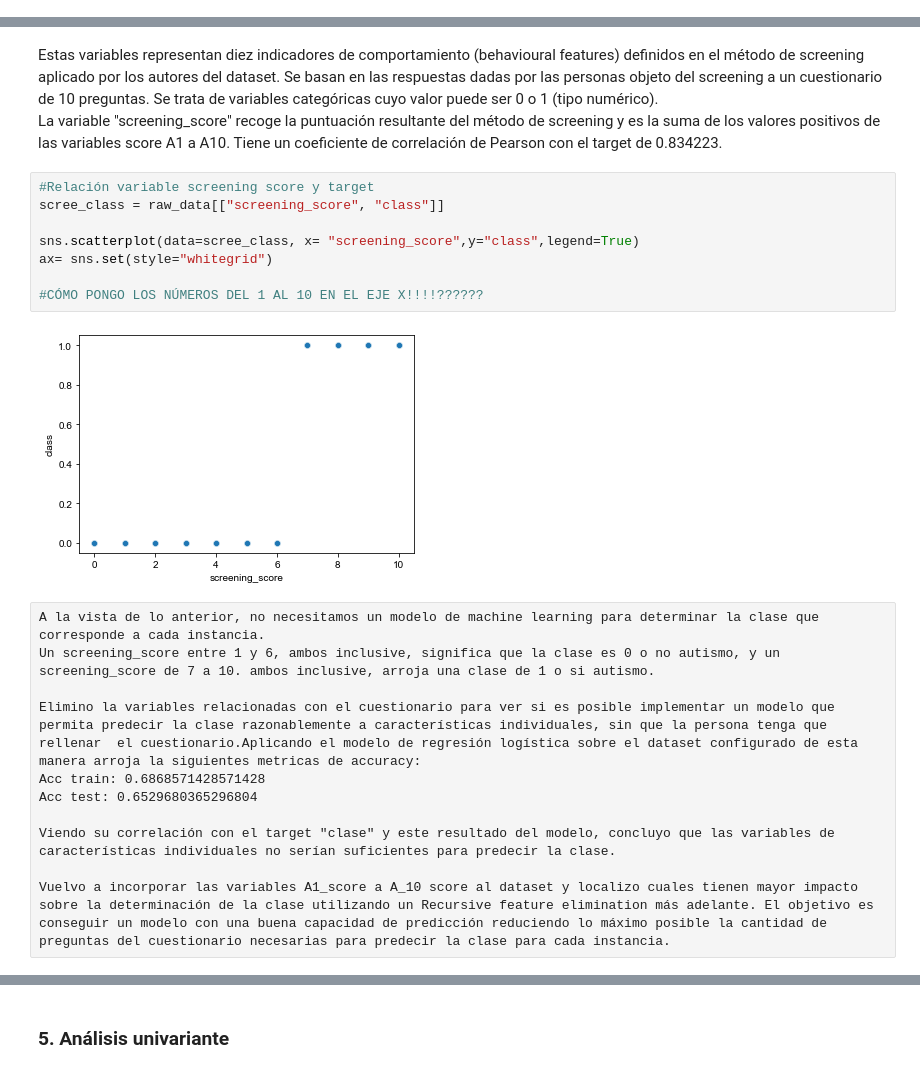
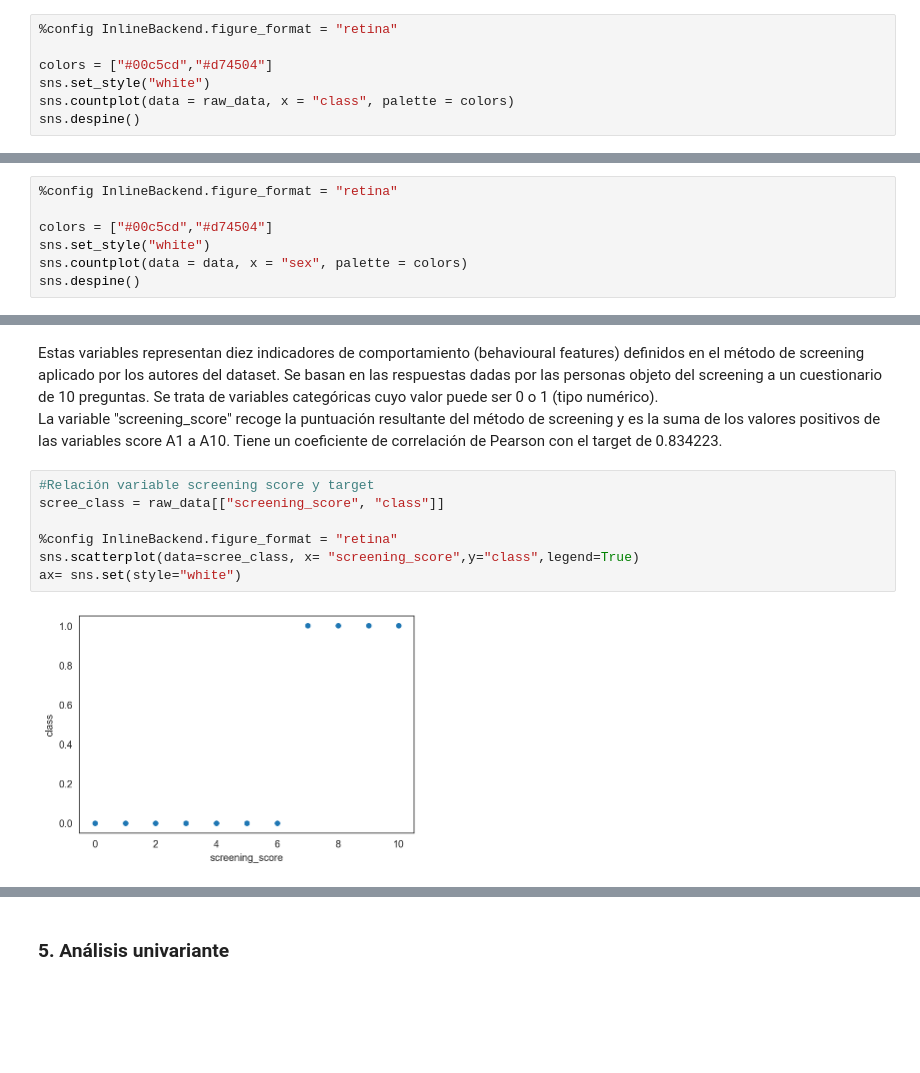
Before and after one commit to JuliaMartinezTapia/Deteccion-temprana-autismo-con-machine-learning, a Jupyter notebook: ML project Autism - EDA_Mod -deteccion temprana.ipynb, the cells around one changed output, grey strips where cells are left out. Saved outputs shown, nothing was run; the diff lists cells and outputs as text; blank space fills up the shorter version.

```diff
--- a/ML project Autism - EDA_Mod -deteccion temprana.ipynb
+++ b/ML project Autism - EDA_Mod -deteccion temprana.ipynb
@@ -166,0 +192,7 @@ sns.countplot(data = raw_data, x = "class")
+# %%
+%config InlineBackend.figure_format = "retina"
+
+colors = ["#00c5cd","#d74504"]
+sns.set_style("white")
+sns.countplot(data = raw_data, x = "class", palette = colors)
+sns.despine()
@@ -344,0 +360,7 @@ sns.countplot(data = data, x = "sex")
+# %%
+%config InlineBackend.figure_format = "retina"
+
+colors = ["#00c5cd","#d74504"]
+sns.set_style("white")
+sns.countplot(data = data, x = "sex", palette = colors)
+sns.despine()
@@ -365,21 +389,9 @@ La variable "screening_score" recoge la puntuación resultante del método de sc
 # %%
 #Relación variable screening score y target
 scree_class = raw_data[["screening_score", "class"]]
 
+%config InlineBackend.figure_format = "retina"
 sns.scatterplot(data=scree_class, x= "screening_score",y="class",legend=True)
-ax= sns.set(style="whitegrid")
-
-#CÓMO PONGO LOS NÚMEROS DEL 1 AL 10 EN EL EJE X!!!!??????
+ax= sns.set(style="white")
 # %% [output]
-[figure, old version]
+[figure, new version]
-# %% [raw]
-A la vista de lo anterior, no necesitamos un modelo de machine learning para determinar la clase que corresponde a cada instancia.
-Un screening_score entre 1 y 6, ambos inclusive, significa que la clase es 0 o no autismo, y un screening_score de 7 a 10. ambos inclusive, arroja una clase de 1 o si autismo.
-
-Elimino la variables relacionadas con el cuestionario para ver si es posible implementar un modelo que permita predecir la clase razonablemente a características individuales, sin que la persona tenga que rellenar  el cuestionario.Aplicando el modelo de regresión logística sobre el dataset configurado de esta manera arroja la siguientes metricas de accuracy:
-Acc train: 0.6868571428571428
-Acc test: 0.6529680365296804
-
-Viendo su correlación con el target "clase" y este resultado del modelo, concluyo que las variables de características individuales no serían suficientes para predecir la clase.
-
-Vuelvo a incorporar las variables A1_score a A_10 score al dataset y localizo cuales tienen mayor impacto sobre la determinación de la clase utilizando un Recursive feature elimination más adelante. El objetivo es conseguir un modelo con una buena capacidad de predicción reduciendo lo máximo posible la cantidad de preguntas del cuestionario necesarias para predecir la clase para cada instancia.
```
Also changed, not shown: parts of 67 cells of this notebook, 1 other file.
